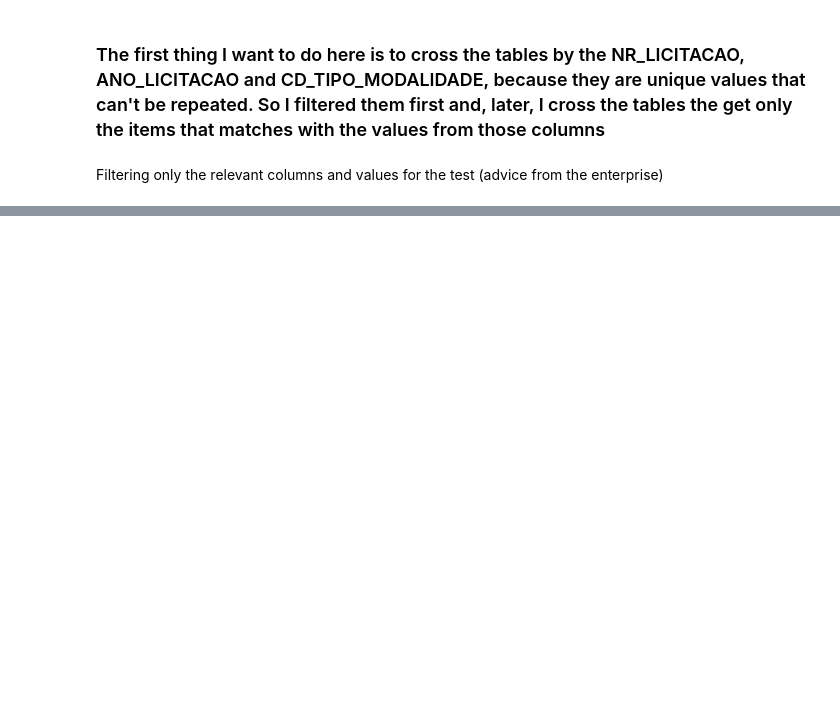
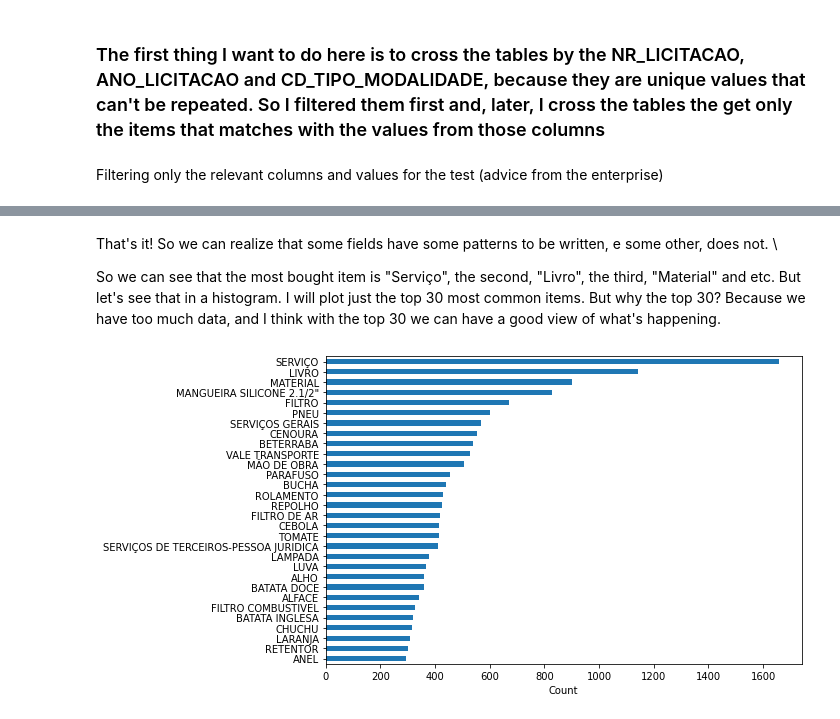
Before and after one commit to bernardocecchetto/teste-tecnico-data-sciencie-brigade, a Jupyter notebook: analisys.ipynb, the cells around one changed output, grey strips where cells are left out. Cells and saved outputs as stored; diff of their text form; code cells hidden in the pictures; blank space fills up the shorter version.

```diff
--- a/analisys.ipynb
+++ b/analisys.ipynb
@@ -79,6 +68,0 @@ combined_tables.head()
-# %%
-check_fields = combined_licit[['NR_LICITACAO', 'ANO_LICITACAO', 'CD_TIPO_MODALIDADE']].values # get the values from those fields
-boolean_series = combined_item[['NR_LICITACAO', 'ANO_LICITACAO', 'CD_TIPO_MODALIDADE']].isin(check_fields) # getting the boolean series to filter from combined_item
-combined_item = combined_item[boolean_series] # filtering from the boolean series
-combined_item.reset_index(inplace=True, drop=True)
-combined_item.head()
@@ -84,0 +77,2 @@ combined_item.head()
+# %%
+combined_item.drop_duplicates(subset=['NR_LICITACAO', 'ANO_LICITACAO', 'CD_TIPO_MODALIDADE', 'NR_LOTE', 'NR_ITEM_ORIGINAL'], inplace=True)
@@ -88,0 +120,14 @@ combined_licit.head()
+# %% [markdown]
+That's it! So we can realize that some fields have some patterns to be written, e some other, does not. \
+
+So we can see that the most bought item is "Serviço", the second, "Livro", the third, "Material" and etc. But let's see that in a histogram. I will plot just the top 30 most common items. But why the top 30? Because we have too much data, and I think with the top 30 we can have a good view of what's happening.
+# %%
+top = 30
+from matplotlib.pyplot import figure
+
+figure(figsize=(10, 5))
+combined_item['DS_ITEM'].value_counts()[:top].sort_values().plot.barh()
+plt.xlabel("Count")
+plt.tight_layout()
+# %% [output]
+[figure, added]
```
Also changed, not shown: parts of 40 cells of this notebook.
